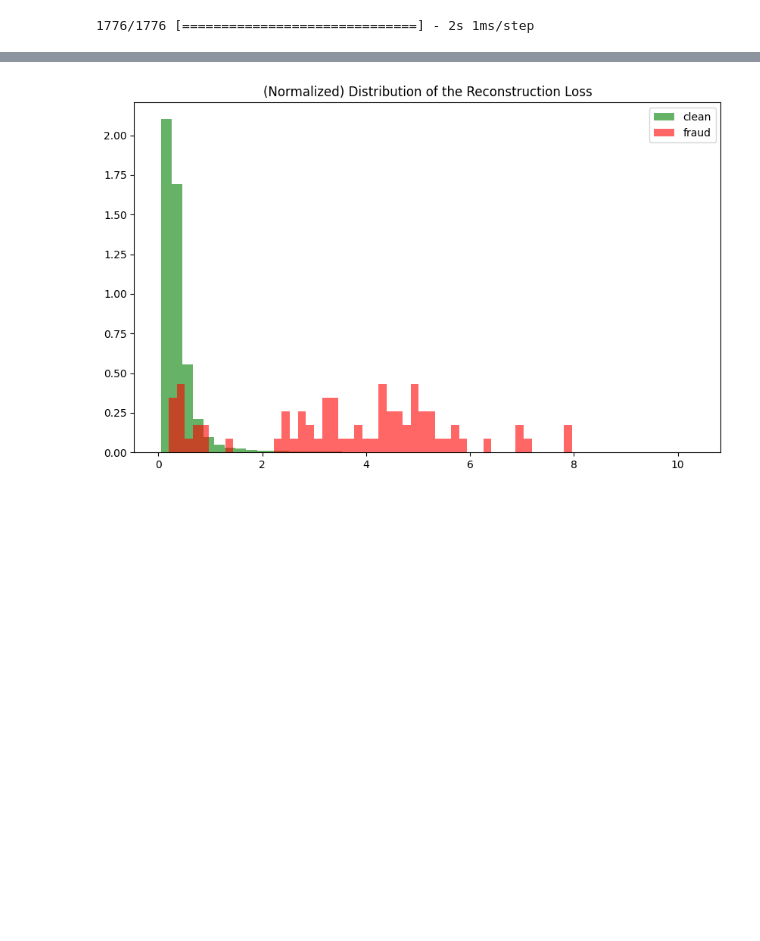
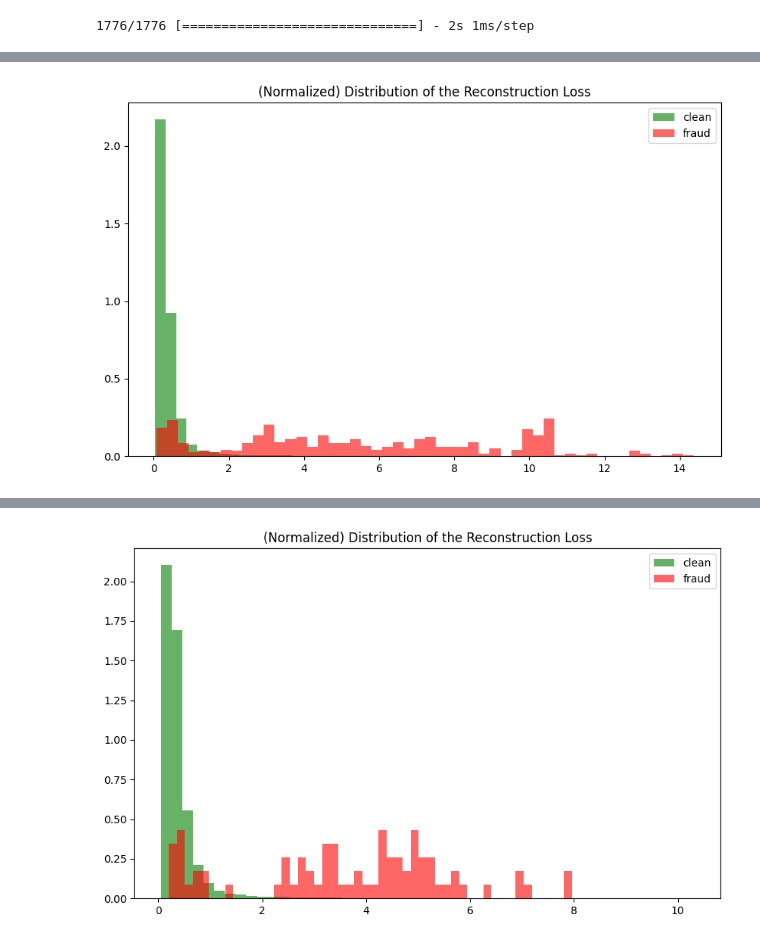
Before and after one commit to Lohith-reddy/CreditCardFraud, a Jupyter notebook: main.ipynb, the cells around one changed output, grey strips where cells are left out. Cells and saved outputs as stored; diff of their text form; code cells hidden in the pictures; blank space fills up the shorter version.

```diff
--- a/main.ipynb
+++ b/main.ipynb
@@ -642,0 +682,2 @@ mse = np.mean(np.power(test[selected_columns] - reconstructions, 2), axis=1)
+# %%
+reconstructions = autoencoder.predict(train[selected_columns])
@@ -642,0 +686,16 @@ mse = np.mean(np.power(test[selected_columns] - reconstructions, 2), axis=1)
+# %%
+mse = np.mean(np.power(train[selected_columns] - reconstructions, 2), axis=1)
+# %%
+clean_train = mse[df.Class==0]
+fraud_train = mse[df.Class==1]
+
+fig, ax = plt.subplots(figsize=(10,6))
+
+ax.hist(clean_train, bins=50, density=True, label="clean", alpha=.6, color="green")
+ax.hist(fraud_train, bins=50, density=True, label="fraud", alpha=.6, color="red")
+
+plt.title("(Normalized) Distribution of the Reconstruction Loss")
+plt.legend()
+plt.show()
+# %% [output]
+[figure, added]
```
Also changed, not shown: parts of 33 cells of this notebook, 4 other files.
